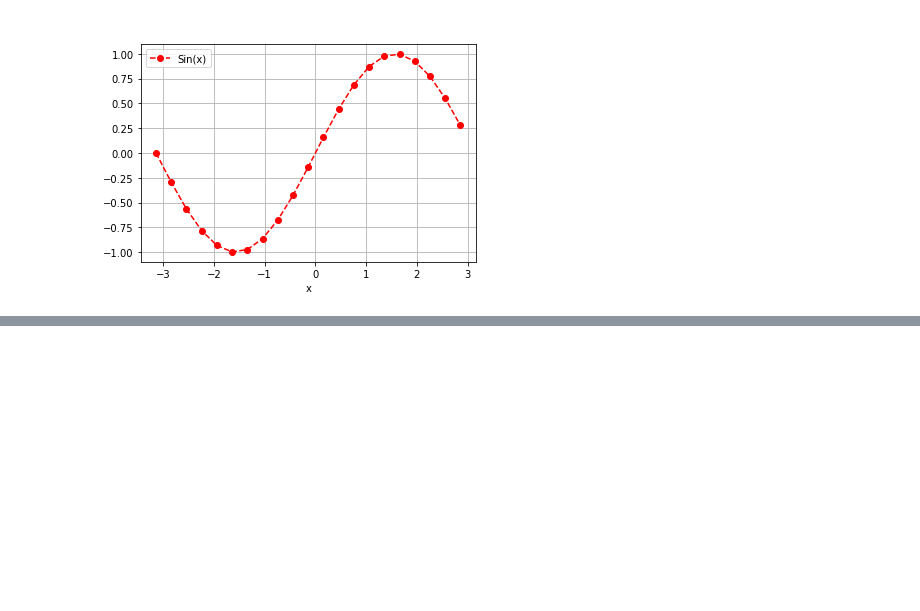
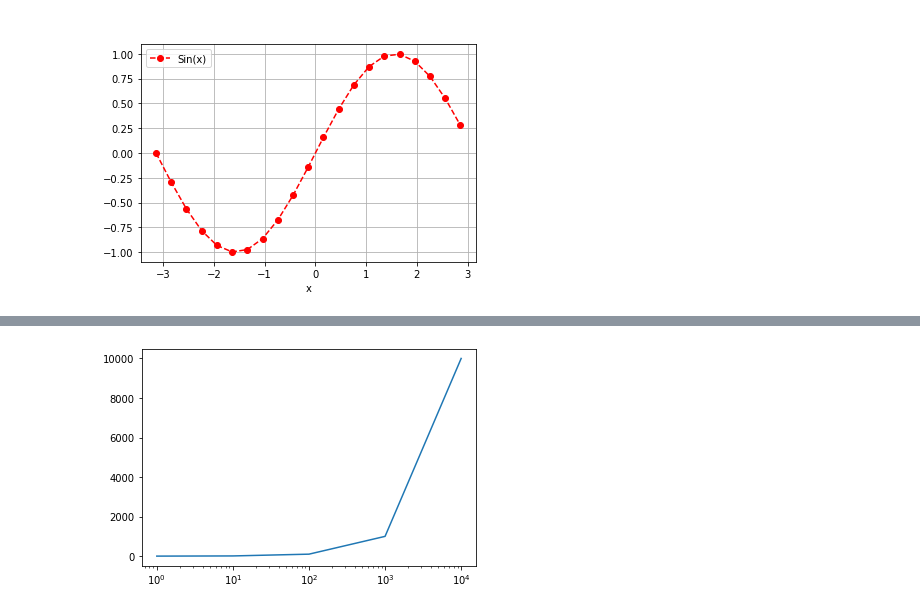
Before and after one commit to dasuntheekshanagit/COMLab, a Jupyter notebook: COMMATPLOT.ipynb, the cells around one changed output, grey strips where cells are left out. Saved outputs shown, nothing was run; the diff lists cells and outputs as text; code cells hidden in the pictures; blank space fills up the shorter version.

```diff
--- a/COMMATPLOT.ipynb
+++ b/COMMATPLOT.ipynb
@@ -26,0 +36,5 @@ plt.show()
+# %%
+plt.semilogx(x,y)
+plt.show()
+# %% [output]
+[figure, added]
```
Also changed, not shown: parts of 6 cells of this notebook.
